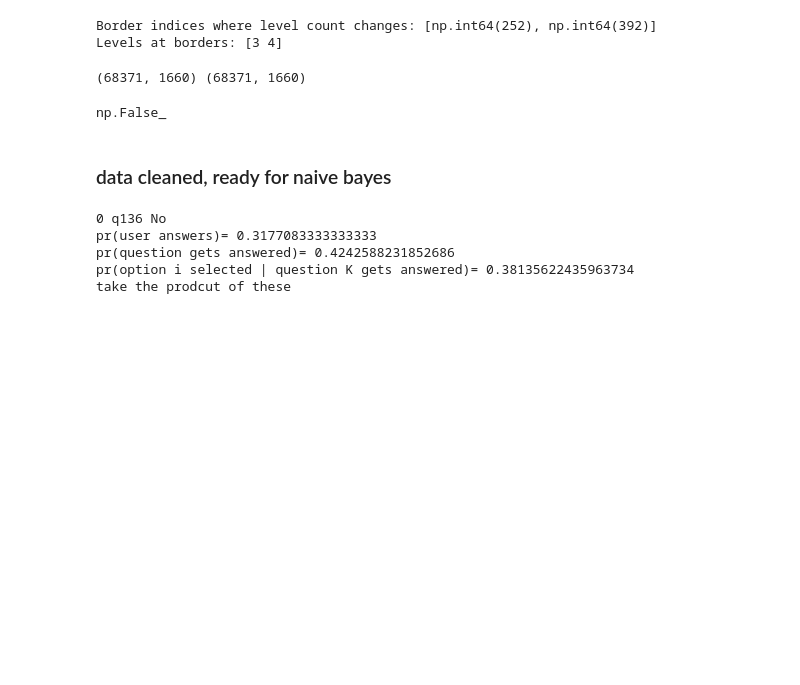
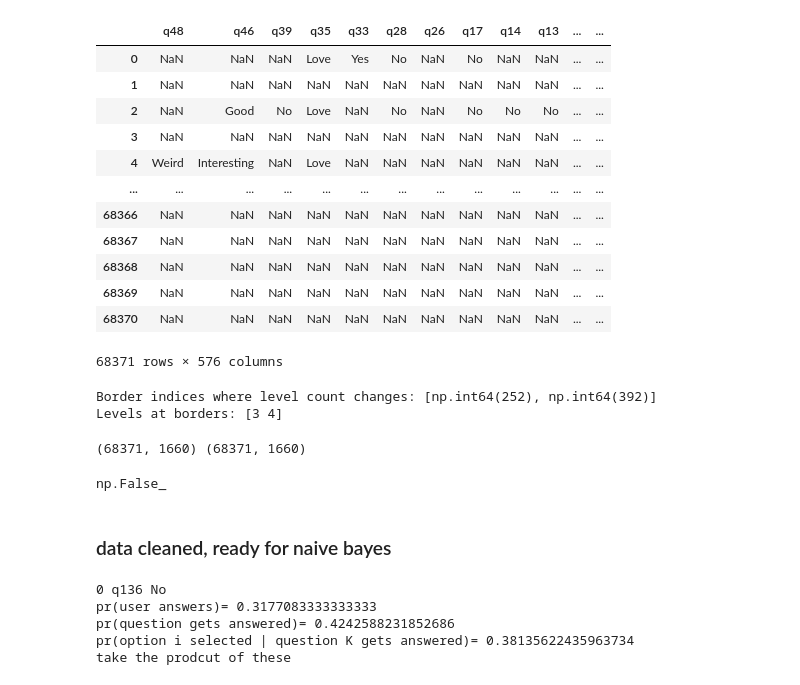
Before and after one commit to bogedy/okcupid_unsupervised, a Jupyter notebook: notebooks/ik_imputation_methods.ipynb, the cells around one changed output. Cells and saved outputs as stored; diff of their text form; code cells hidden in the pictures; blank space fills up the shorter version.

```diff
--- a/notebooks/ik_imputation_methods.ipynb
+++ b/notebooks/ik_imputation_methods.ipynb
@@ -21,3 +23,19 @@ q_df = q_df[sorted_num_levels.index]
+# %%
+q_df
+# %% [output]
+|  | q48 | q46 | q39 | q35 | q33 | q28 | q26 | q17 | q14 | q13 | ... | ... |
+| 0 | NaN | NaN | NaN | Love | Yes | No | NaN | No | NaN | NaN | ... | ... |
+| 1 | NaN | NaN | NaN | NaN | NaN | NaN | NaN | NaN | NaN | NaN | ... | ... |
+| 2 | NaN | Good | No | Love | NaN | No | NaN | No | No | No | ... | ... |
+| 3 | NaN | NaN | NaN | NaN | NaN | NaN | NaN | NaN | NaN | NaN | ... | ... |
+| 4 | Weird | Interesting | NaN | Love | NaN | NaN | NaN | NaN | NaN | NaN | ... | ... |
+| ... | ... | ... | ... | ... | ... | ... | ... | ... | ... | ... | ... | ... |
+| 68366 | NaN | NaN | NaN | NaN | NaN | NaN | NaN | NaN | NaN | NaN | ... | ... |
+| 68367 | NaN | NaN | NaN | NaN | NaN | NaN | NaN | NaN | NaN | NaN | ... | ... |
+| 68368 | NaN | NaN | NaN | NaN | NaN | NaN | NaN | NaN | NaN | NaN | ... | ... |
+| 68369 | NaN | NaN | NaN | NaN | NaN | NaN | NaN | NaN | NaN | NaN | ... | ... |
+| 68370 | NaN | NaN | NaN | NaN | NaN | NaN | NaN | NaN | NaN | NaN | ... | ... |
+68371 rows × 576 columns
 # %%
 # Get the number of unique levels per column
 num_levels = q_df.nunique()
```
Also changed, not shown: parts of 2 cells of this notebook, 1 other file.
